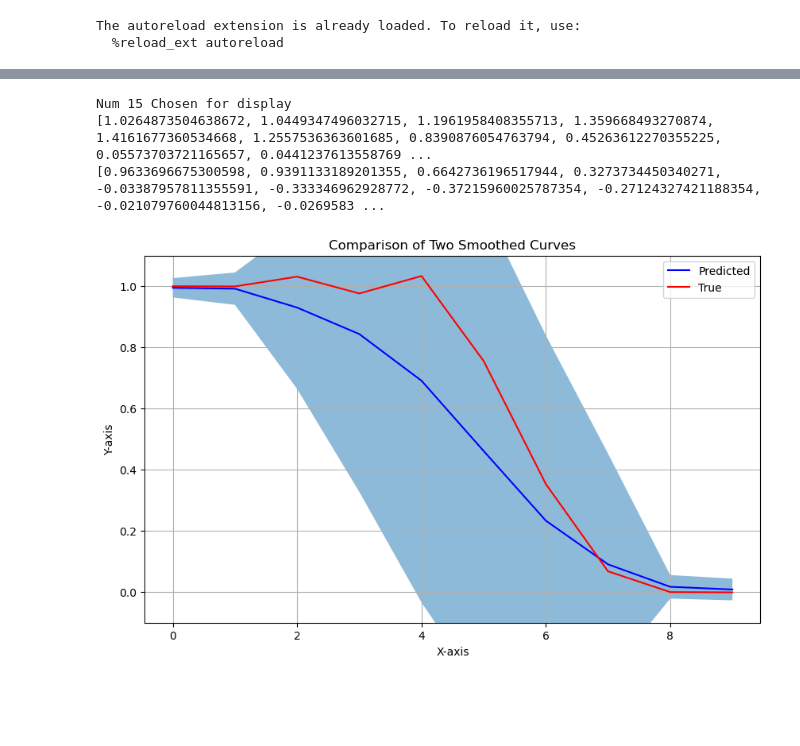
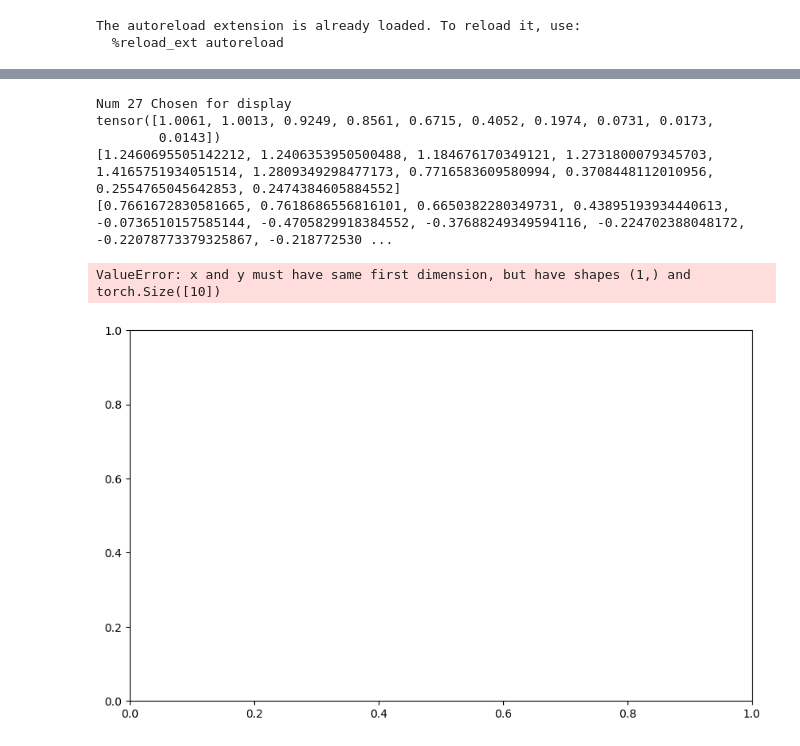
Before and after one commit to Paul-A-Lavender/MOGP-Transferable-kernel-learning, a Jupyter notebook: MOGP_quad_rbf.ipynb, the cells around one changed output, grey strips where cells are left out. Saved outputs shown, nothing was run; the diff lists cells and outputs as text; code cells hidden in the pictures; blank space fills up the shorter version.

```diff
--- a/MOGP_quad_rbf.ipynb
+++ b/MOGP_quad_rbf.ipynb
@@ -85,11 +83,14 @@ class QuadripleDRPKernel(Kernel):
         # self.kernel_met = HomemadeRBF()
         # self.kernel_cn = HomemadeRBF()
         # self.kernel_dc = HomemadeRBF()
-        self.kernel_mu =gpytorch.kernels.ScaleKernel( gpytorch.kernels.RBFKernel(batch_shape=torch.Size([10])),batch_shape=torch.Size([10]))
-        self.kernel_met =gpytorch.kernels.ScaleKernel( gpytorch.kernels.RBFKernel(batch_shape=torch.Size([10])),batch_shape=torch.Size([10]))
-        self.kernel_cn =gpytorch.kernels.ScaleKernel( gpytorch.kernels.RBFKernel(batch_shape=torch.Size([10])),batch_shape=torch.Size([10]))
-        self.kernel_dc =gpytorch.kernels.ScaleKernel( gpytorch.kernels.RBFKernel(batch_shape=torch.Size([10])),batch_shape=torch.Size([10]))
+        self.kernel_mu = gpytorch.kernels.RBFKernel()
+        self.kernel_met = gpytorch.kernels.RBFKernel()
+        self.kernel_cn = gpytorch.kernels.RBFKernel()
+        # self.kernel_dc = gpytorch.kernels.RBFKernel()
         self.filter_mu,self.filter_met,self.filter_cn,self.filter_dc=filters
+
+        self.homemade_scale = torch.nn.Parameter(torch.tensor(1.0))
+        self.register_parameter(name='homemade_scale', parameter=self.homemade_scale)
 
     def forward(self, x1, x2, diag=False, last_dim_is_batch=False, **params):
         # Apply the base kernel
@@ -108,7 +109,7 @@ class QuadripleDRPKernel(Kernel):
         x2_cn   =   x2 @ filter_cn
         x2_dc   =   x2 @ filter_dc
 
-        return self.kernel_mu(x1_mu,x2_mu)*self.kernel_met(x1_met,x2_met)*self.kernel_cn(x1_cn,x2_cn)* 1 #self.kernel_dc(x1_dc,x2_dc)
+        return self.homemade_scale*self.kernel_mu(x1_mu,x2_mu)*self.kernel_met(x1_met,x2_met)*self.kernel_cn(x1_cn,x2_cn)* 1 #self.kernel_dc(x1_dc,x2_dc)
 # %%
 class MultitaskGPModel(gpytorch.models.ExactGP):
     #TODO add input for domain information
@@ -158,48 +175,51 @@ TypeError: Value after * must be an iterable, not int
 # %%
 def smooth_curve(x, y, num_points=300):
     # 创建平滑的曲线
     x_smooth = np.linspace(x.min(), x.max(), num_points)
     y_smooth = make_interp_spline(x, y)(x_smooth)
     return x_smooth, y_smooth
 
 # Set into eval mode
 model.eval()
 likelihood.eval()
 
+random_num = np.random.randint(0, len(X_test_tensor), size=1)[0]
+y_true=y_test_tensor[random_num:random_num+1]
 
 # Make predictions
 with torch.no_grad(), gpytorch.settings.fast_pred_var():
-    predictions = likelihood(model(X_test_tensor))
+    predictions = likelihood(model(X_test_tensor[random_num:random_num+1]))
     mean = predictions.mean
     lower, upper = predictions.confidence_region()
+
+
+x_plt_axis = np.arange(len(mean[0]))
+
+
+print("Num "+str(random_num)+" Chosen for display")
+x_plt_axis = np.linspace(0, len(mean) - 1, len(mean))
+# 创建图形、
+selected_upper_bound=lower[0].numpy().tolist()
+selected_lower_bound=upper[0].numpy().tolist()
+print(mean.flatten())
+print(selected_lower_bound)
+print(selected_upper_bound)
+plt.figure(figsize=(10, 6))
+plt.plot(x_plt_axis, mean.flatten(), label='Predicted', color='blue')
+plt.plot(x_plt_axis, y_true.flatten(), label='True', color='red')
+plt.fill_between(x_plt_axis, selected_lower_bound, selected_upper_bound, alpha=0.5)
+plt.ylim(-0.5, 1.5)
+# 添加标题和标签
+plt.title('Comparison of Two Smoothed Curves')
+plt.xlabel('X-axis')
+plt.ylabel('Y-axis')
+plt.legend()
+plt.grid(True)
+# %% [output]
+Num 27 Chosen for display
+tensor([1.0061, 1.0013, 0.9249, 0.8561, 0.6715, 0.4052, 0.1974, 0.0731, 0.0173,
+        0.0143])
+[1.2460695505142212, 1.2406353950500488, 1.184676170349121, 1.2731800079345703, 1.4165751934051514, 1.2809349298477173, 0.7716583609580994, 0.3708448112010956, 0.2554765045642853, 0.2474384605884552]
+[0.7661672830581665, 0.7618686556816101, 0.6650382280349731, 0.43895193934440613, -0.0736510157585144, -0.4705829918384552, -0.37688249349594116, -0.224702388048172, -0.22078773379325867, -0.218772530 ...
+ValueError: x and y must have same first dimension, but have shapes (1,) and torch.Size([10])
+[figure, added]
-# %%
-
-x_plt_axis = np.arange(len(mean[0]))
-
-random_num = np.random.randint(0, len(mean), size=1)[0]
-y_pred=mean[random_num]
-y_true=y_test_tensor[random_num]
-print("Num "+str(random_num)+" Chosen for display")
-x_plt_axis = np.linspace(0, len(y_pred) - 1, len(y_pred))
-# 创建图形、
-selected_upper_bound=lower[random_num].numpy().tolist()
-selected_lower_bound=upper[random_num].numpy().tolist()
-
-print(selected_lower_bound)
-print(selected_upper_bound)
-plt.figure(figsize=(10, 6))
-plt.plot(x_plt_axis, y_pred, label='Predicted', color='blue')
-plt.plot(x_plt_axis, y_true, label='True', color='red')
-plt.fill_between(x_plt_axis, selected_lower_bound, selected_upper_bound, alpha=0.5)
-plt.ylim(-0.1, 1.1)
-# 添加标题和标签
-plt.title('Comparison of Two Smoothed Curves')
-plt.xlabel('X-axis')
-plt.ylabel('Y-axis')
-plt.legend()
-plt.grid(True)
-# %% [output]
-Num 15 Chosen for display
-[1.0264873504638672, 1.0449347496032715, 1.1961958408355713, 1.359668493270874, 1.4161677360534668, 1.2557536363601685, 0.8390876054763794, 0.45263612270355225, 0.05573703721165657, 0.0441237613558769 ...
-[0.9633696675300598, 0.9391133189201355, 0.6642736196517944, 0.3273734450340271, -0.03387957811355591, -0.333346962928772, -0.37215960025787354, -0.27124327421188354, -0.021079760044813156, -0.0269583 ...
-[figure, removed]
```
Also changed, not shown: parts of 3 cells of this notebook, 5 other files.
